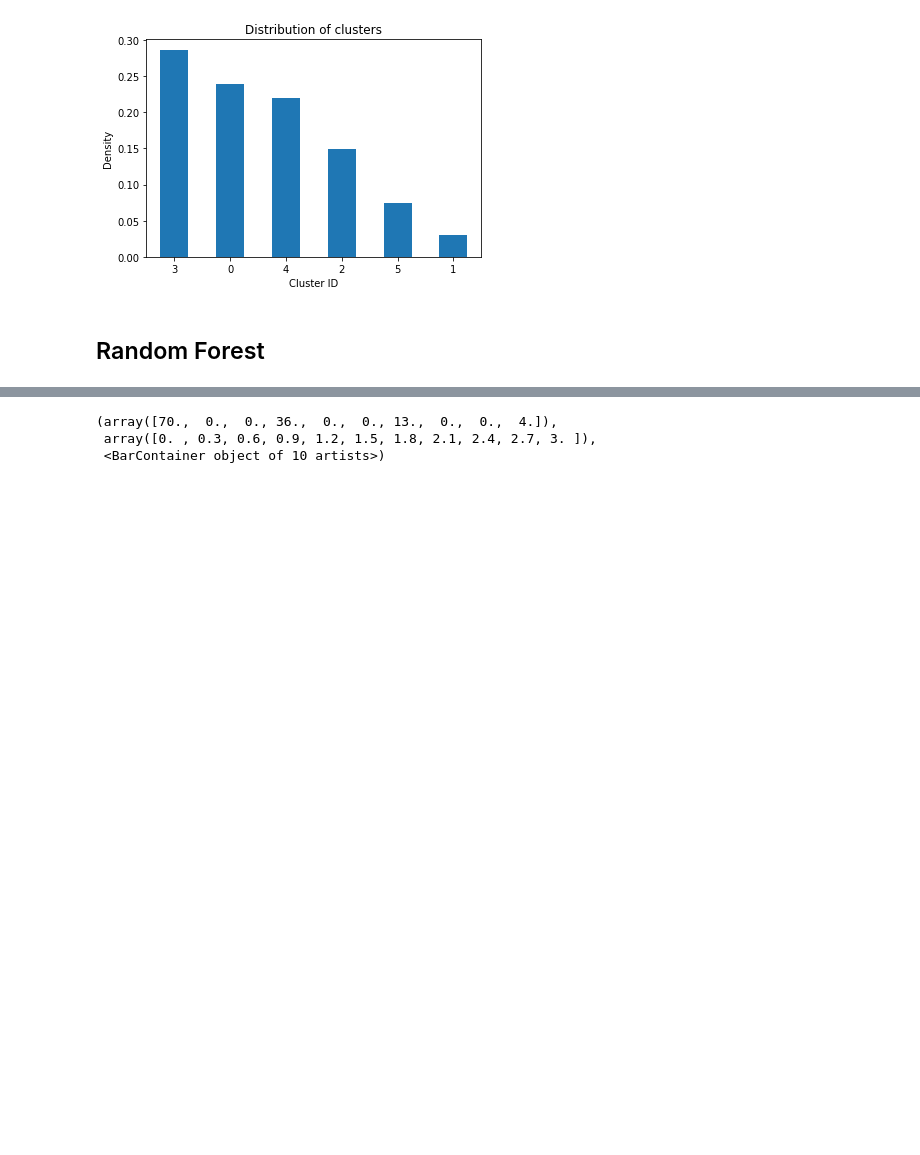
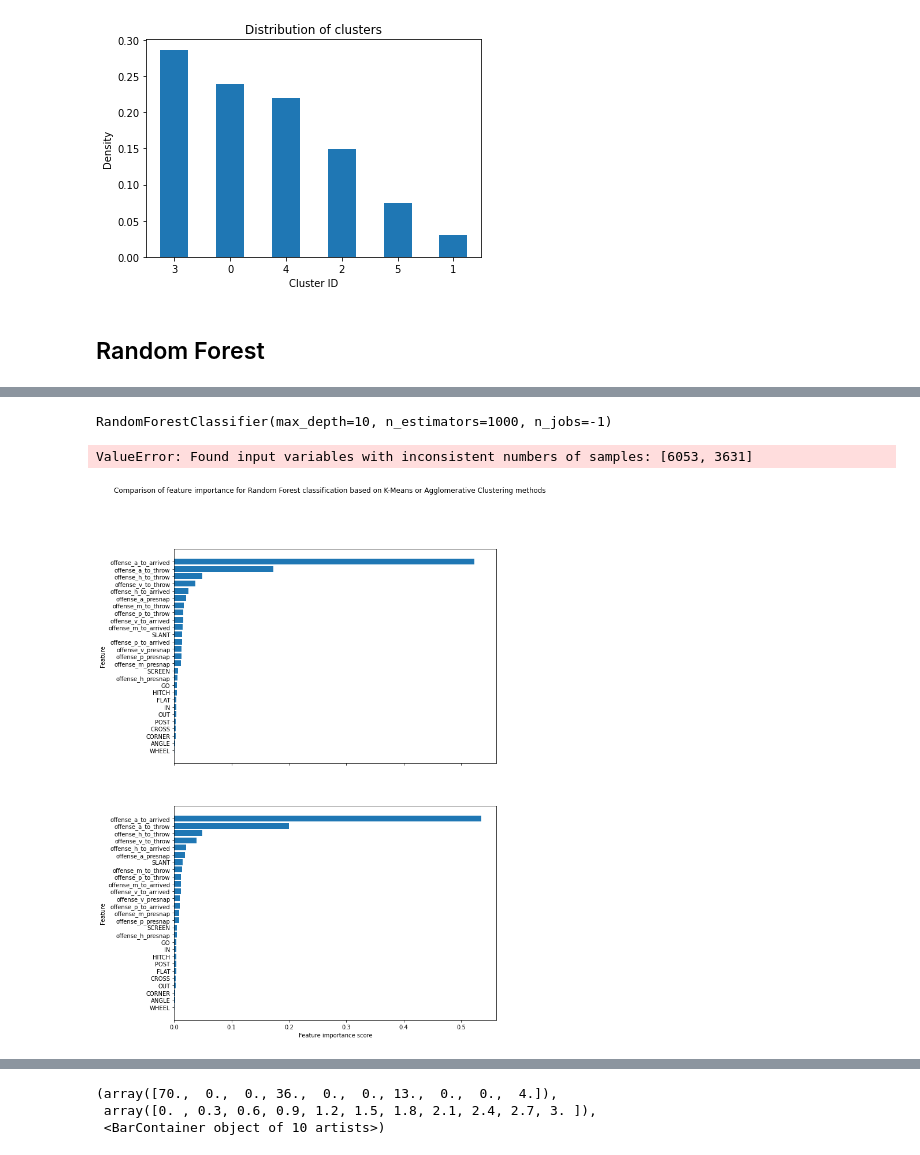
Before and after one commit to sskett/cosc301, a Jupyter notebook: testing.ipynb, the cells around one changed output, grey strips where cells are left out. Saved outputs shown, nothing was run; the diff lists cells and outputs as text; code cells hidden in the pictures; blank space fills up the shorter version.

Commit message:
Working on Random Forest Train/Test and accuracy score

```diff
--- a/testing.ipynb
+++ b/testing.ipynb
@@ -205,12 +209,18 @@ df['clusters_agg'] = model.labels_
 # %% [markdown]
 ## Random Forest
 # %%
-
-clf = RandomForestClassifier(n_jobs=-1, n_estimators=1000, max_depth=10)
-clf.fit(df[['offense_h_presnap', 'offense_h_to_throw', 'offense_h_to_arrived',
+features = df[['offense_h_presnap', 'offense_h_to_throw', 'offense_h_to_arrived',
        'offense_p_presnap', 'offense_p_to_throw', 'offense_p_to_arrived',
        'offense_m_presnap', 'offense_m_to_throw', 'offense_m_to_arrived',
        'offense_v_presnap', 'offense_v_to_throw', 'offense_v_to_arrived',
        'offense_a_presnap', 'offense_a_to_throw', 'offense_a_to_arrived',
        'HITCH', 'OUT', 'FLAT', 'CROSS', 'GO', 'SLANT', 'SCREEN', 'CORNER',
-       'IN', 'ANGLE', 'POST', 'WHEEL']], df['cluster'])
+       'IN', 'ANGLE', 'POST', 'WHEEL']]
+cols = ['offense_h_presnap', 'offense_h_to_throw', 'offense_h_to_arrived',
+       'offense_p_presnap', 'offense_p_to_throw', 'offense_p_to_arrived',
+       'offense_m_presnap', 'offense_m_to_throw', 'offense_m_to_arrived',
+       'offense_v_presnap', 'offense_v_to_throw', 'offense_v_to_arrived',
+       'offense_a_presnap', 'offense_a_to_throw', 'offense_a_to_arrived',
+       'HITCH', 'OUT', 'FLAT', 'CROSS', 'GO', 'SLANT', 'SCREEN', 'CORNER',
+       'IN', 'ANGLE', 'POST', 'WHEEL']
+x_train, x_test, y_train, y_test = train_test_split(df[cols], df[['clusters_kmeans', 'clusters_agg']], test_size=0.4, shuffle=False, random_state=1)
@@ -265,0 +229,32 @@ perm_imp = permutation_importance(clf, df[['offense_h_presnap', 'offense_h_to_th
+# %%
+clf_k = RandomForestClassifier(n_jobs=-1, n_estimators=1000, max_depth=10)
+clf_k.fit(x_train, y_train['clusters_kmeans'])
+# %% [output]
+RandomForestClassifier(max_depth=10, n_estimators=1000, n_jobs=-1)
+# %%
+clf_a = RandomForestClassifier(n_jobs=-1, n_estimators=1000, max_depth=10)
+clf_a.fit(features, y_train['clusters_agg'])
+# %% [output]
+ValueError: Found input variables with inconsistent numbers of samples: [6053, 3631]
+# %%
+clf_a = RandomForestClassifier(n_jobs=-1, n_estimators=1000, max_depth=10)
+clusters_a = df['clusters_agg']
+clf_a.fit(features, clusters_a)
+# %%
+fig, axs = plt.subplots(2, 1, sharex=True, figsize=(10,15))
+
+sorted_idx_k = clf_k.feature_importances_.argsort()
+axs[0].barh(clf_k.feature_names_in_[sorted_idx_k], clf_k.feature_importances_[sorted_idx_k])
+#axs[0].set_xlabel('Distance Threshold (x10e-6)')
+axs[0].set_ylabel('Feature')
+
+sorted_idx_a = clf_a.feature_importances_.argsort()
+axs[1].barh(clf_a.feature_names_in_[sorted_idx_a], clf_a.feature_importances_[sorted_idx_a])
+axs[1].set_xlabel('Feature importance score')
+axs[1].set_ylabel('Feature')
+
+fig.suptitle('Comparison of feature importance for Random Forest classification based on K-Means or Agglomerative Clustering methods')
+
+plt.show()
+# %% [output]
+[figure, added]
```
Also changed, not shown: parts of 18 cells of this notebook.
